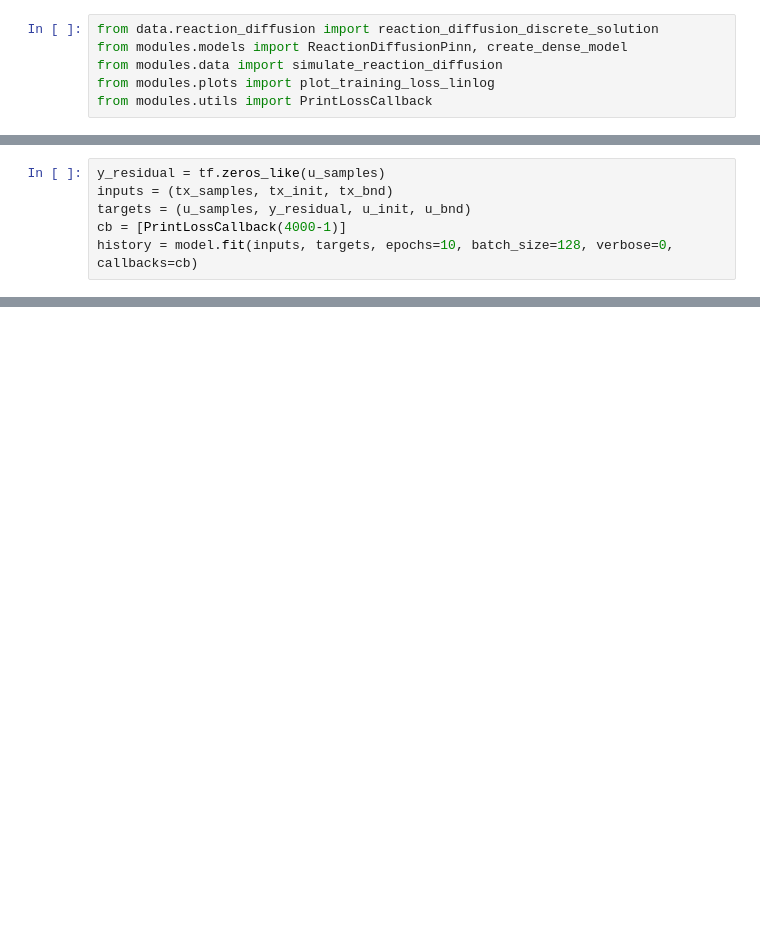
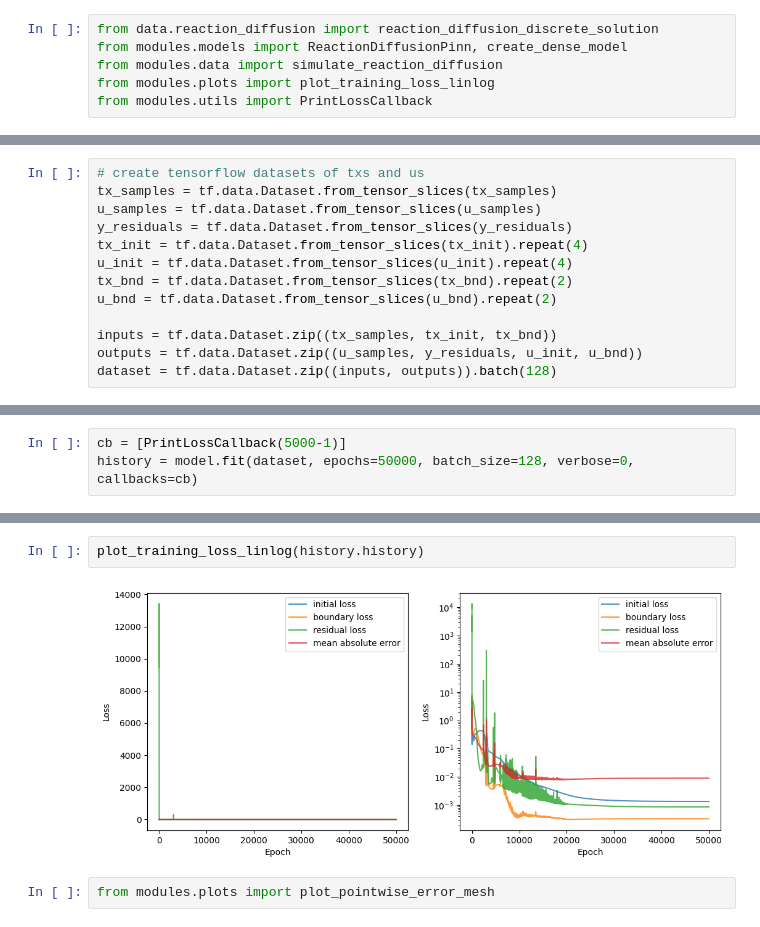
Before and after one commit to nimahsn/pinns_tf2, a Jupyter notebook: reaction_diffusion.ipynb, the cells around one changed output, grey strips where cells are left out. Cells and saved outputs as stored; diff of their text form; blank space fills up the shorter version.

```diff
--- a/reaction_diffusion.ipynb
+++ b/reaction_diffusion.ipynb
@@ -45,3 +41,16 @@ To enable them in other operations, rebuild TensorFlow with the appropriate comp
+# %%
+# create tensorflow datasets of txs and us
+tx_samples = tf.data.Dataset.from_tensor_slices(tx_samples)
+u_samples = tf.data.Dataset.from_tensor_slices(u_samples)
+y_residuals = tf.data.Dataset.from_tensor_slices(y_residuals)
+tx_init = tf.data.Dataset.from_tensor_slices(tx_init).repeat(4)
+u_init = tf.data.Dataset.from_tensor_slices(u_init).repeat(4)
+tx_bnd = tf.data.Dataset.from_tensor_slices(tx_bnd).repeat(2)
+u_bnd = tf.data.Dataset.from_tensor_slices(u_bnd).repeat(2)
+
+inputs = tf.data.Dataset.zip((tx_samples, tx_init, tx_bnd))
+outputs = tf.data.Dataset.zip((u_samples, y_residuals, u_init, u_bnd))
+dataset = tf.data.Dataset.zip((inputs, outputs)).batch(128)
 # %%
 # plot color map of solution
 plt.figure(figsize=(8, 4))
@@ -58,9 +68,6 @@ lr_scheduler = tf.keras.optimizers.schedules.ExponentialDecay(1e-3, decay_steps=
 optimizer = tf.keras.optimizers.Adam(learning_rate=lr_scheduler)
 model.compile(optimizer=optimizer)
 # %%
-y_residual = tf.zeros_like(u_samples)
-inputs = (tx_samples, tx_init, tx_bnd)
-targets = (u_samples, y_residual, u_init, u_bnd)
-cb = [PrintLossCallback(4000-1)]
-history = model.fit(inputs, targets, epochs=10, batch_size=128, verbose=0, callbacks=cb)
+cb = [PrintLossCallback(5000-1)]
+history = model.fit(dataset, epochs=50000, batch_size=128, verbose=0, callbacks=cb)
 # %% [output]
@@ -80,0 +105,6 @@ u_pred.shape
+# %%
+plot_training_loss_linlog(history.history)
+# %% [output]
+[figure, added]
+# %%
+from modules.plots import plot_pointwise_error_mesh
```
Also changed, not shown: parts of 10 cells of this notebook.
